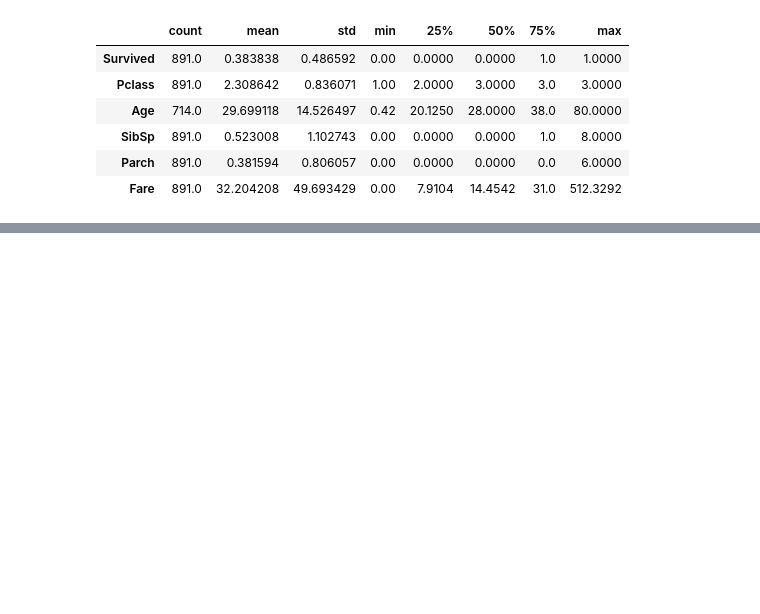
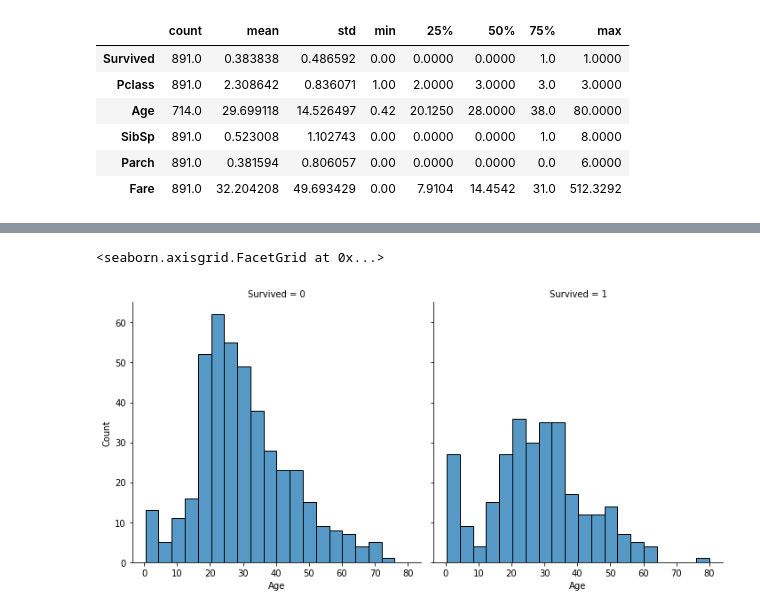
Before and after one commit to winnzor/Titanic, a Jupyter notebook: Titanic2FreePlay.ipynb, the cells around one changed output, grey strips where cells are left out. Saved outputs shown, nothing was run; the diff lists cells and outputs as text; code cells hidden in the pictures; blank space fills up the shorter version.

```diff
--- a/Titanic2FreePlay.ipynb
+++ b/Titanic2FreePlay.ipynb
@@ -136,0 +162,9 @@ graph_by_Survived(df_train)
+# %%
+df_train['Age_Bin']=pd.cut(x = df_train['Age'],
+                        bins = [0,16,26,60,100],
+                        labels = ["Child", "Young_Adult", "Adult","Senior"])
+# %%
+sns.displot(df_train, x="Age", col="Survived")
+# %% [output]
+<seaborn.axisgrid.FacetGrid at 0x...>
+[figure, added]
```
Also changed, not shown: parts of 33 cells of this notebook.
